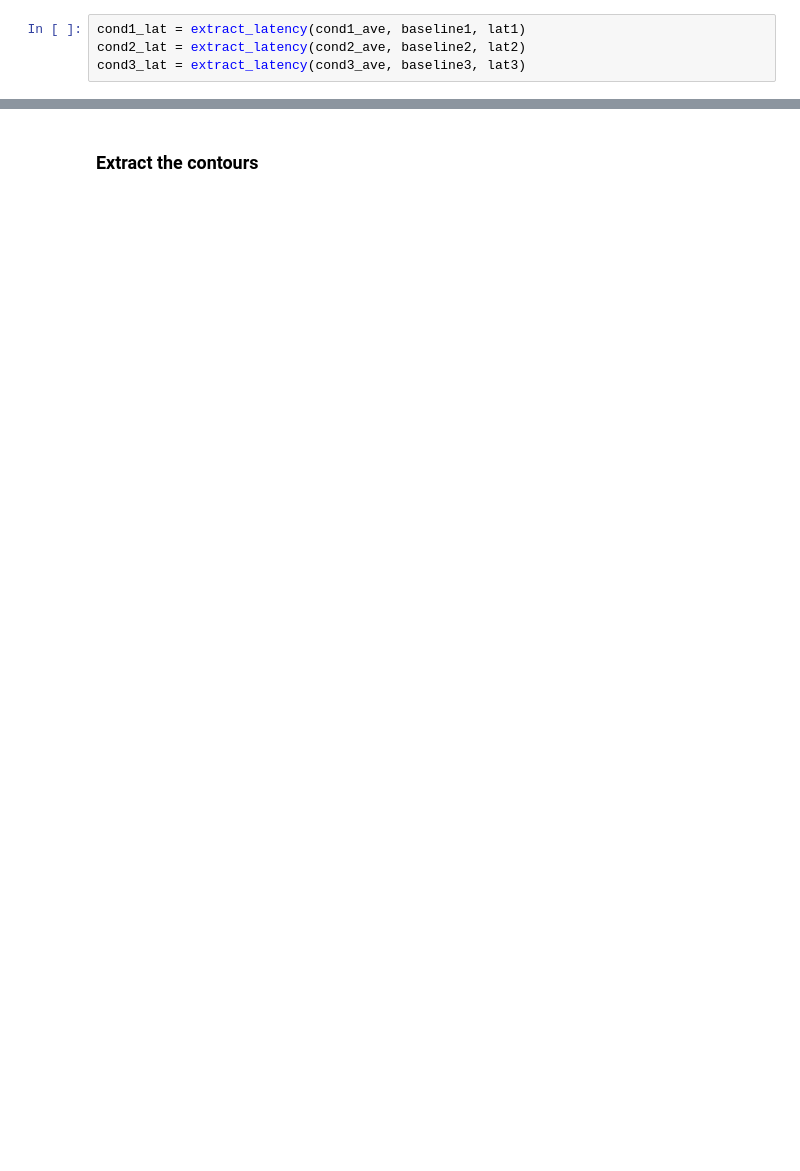
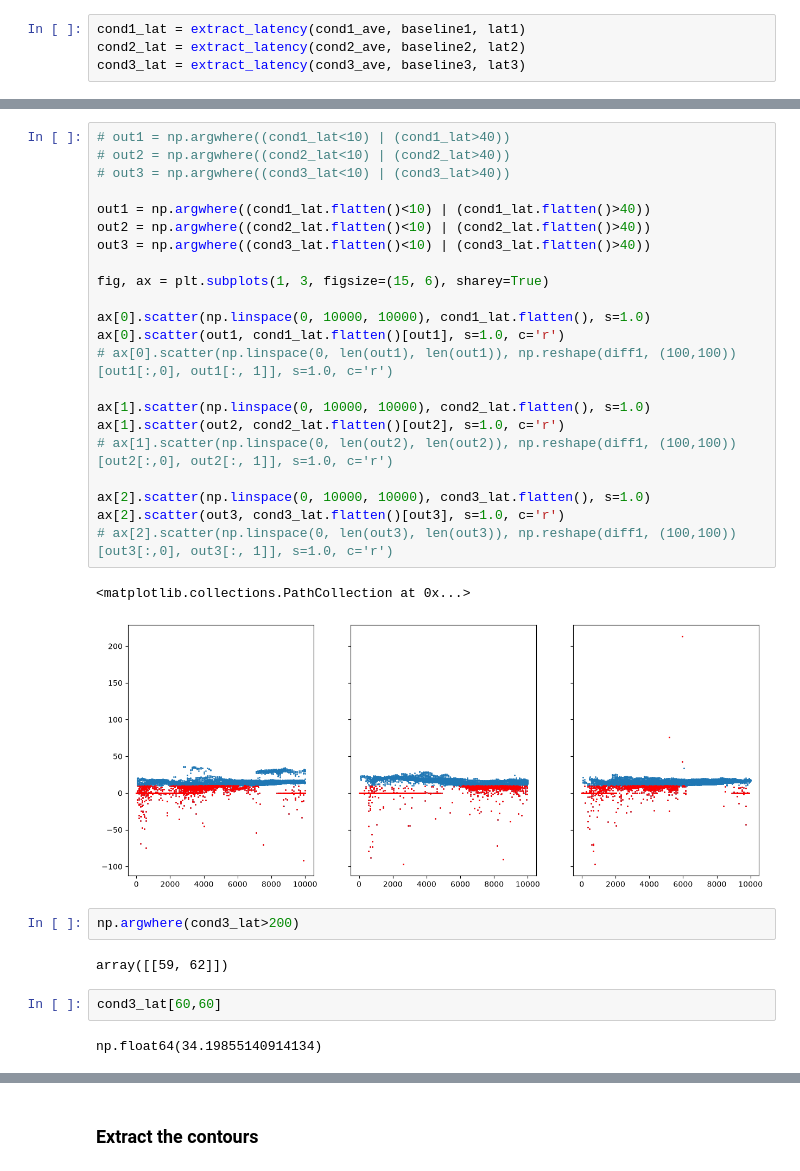
Before and after one commit to arthbreaker/DA3_VSDI_S1_G1_2026, a Jupyter notebook: scripts/latency.ipynb, the cells around one changed output, grey strips where cells are left out. Saved outputs shown, nothing was run; the diff lists cells and outputs as text; blank space fills up the shorter version.

```diff
--- a/scripts/latency.ipynb
+++ b/scripts/latency.ipynb
@@ -152,0 +222,33 @@ cond3_lat = extract_latency(cond3_ave, baseline3, lat3)
+# %%
+# out1 = np.argwhere((cond1_lat<10) | (cond1_lat>40))
+# out2 = np.argwhere((cond2_lat<10) | (cond2_lat>40))
+# out3 = np.argwhere((cond3_lat<10) | (cond3_lat>40))
+
+out1 = np.argwhere((cond1_lat.flatten()<10) | (cond1_lat.flatten()>40))
+out2 = np.argwhere((cond2_lat.flatten()<10) | (cond2_lat.flatten()>40))
+out3 = np.argwhere((cond3_lat.flatten()<10) | (cond3_lat.flatten()>40))
+
+fig, ax = plt.subplots(1, 3, figsize=(15, 6), sharey=True)
+
+ax[0].scatter(np.linspace(0, 10000, 10000), cond1_lat.flatten(), s=1.0)
+ax[0].scatter(out1, cond1_lat.flatten()[out1], s=1.0, c='r')
+# ax[0].scatter(np.linspace(0, len(out1), len(out1)), np.reshape(diff1, (100,100))[out1[:,0], out1[:, 1]], s=1.0, c='r')
+
+ax[1].scatter(np.linspace(0, 10000, 10000), cond2_lat.flatten(), s=1.0)
+ax[1].scatter(out2, cond2_lat.flatten()[out2], s=1.0, c='r')
+# ax[1].scatter(np.linspace(0, len(out2), len(out2)), np.reshape(diff1, (100,100))[out2[:,0], out2[:, 1]], s=1.0, c='r')
+
+ax[2].scatter(np.linspace(0, 10000, 10000), cond3_lat.flatten(), s=1.0)
+ax[2].scatter(out3, cond3_lat.flatten()[out3], s=1.0, c='r')
+# ax[2].scatter(np.linspace(0, len(out3), len(out3)), np.reshape(diff1, (100,100))[out3[:,0], out3[:, 1]], s=1.0, c='r')
+# %% [output]
+<matplotlib.collections.PathCollection at 0x...>
+[figure, added]
+# %%
+np.argwhere(cond3_lat>200)
+# %% [output]
+array([[59, 62]])
+# %%
+cond3_lat[60,60]
+# %% [output]
+np.float64(34.19855140914134)
```
Also changed, not shown: parts of 30 cells of this notebook, 5 other files.
